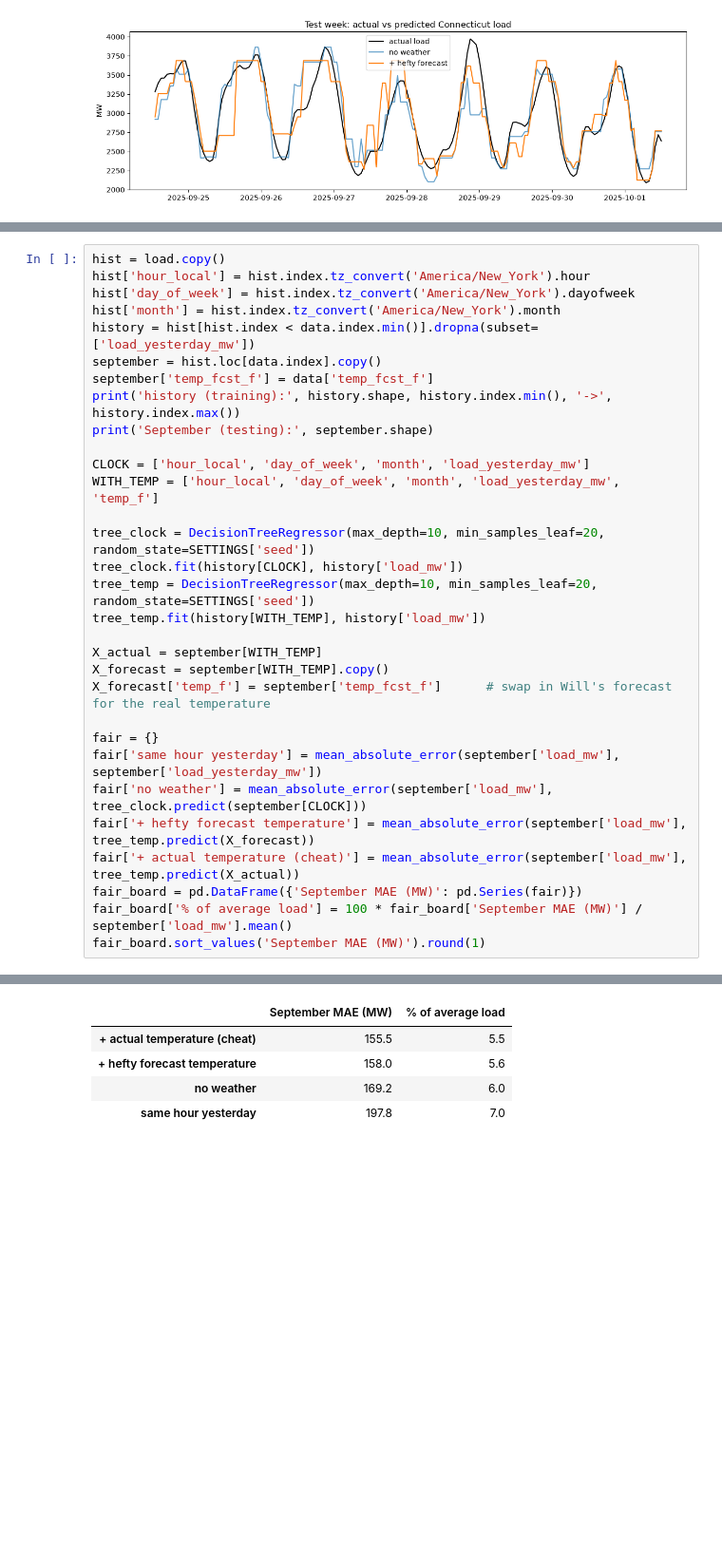
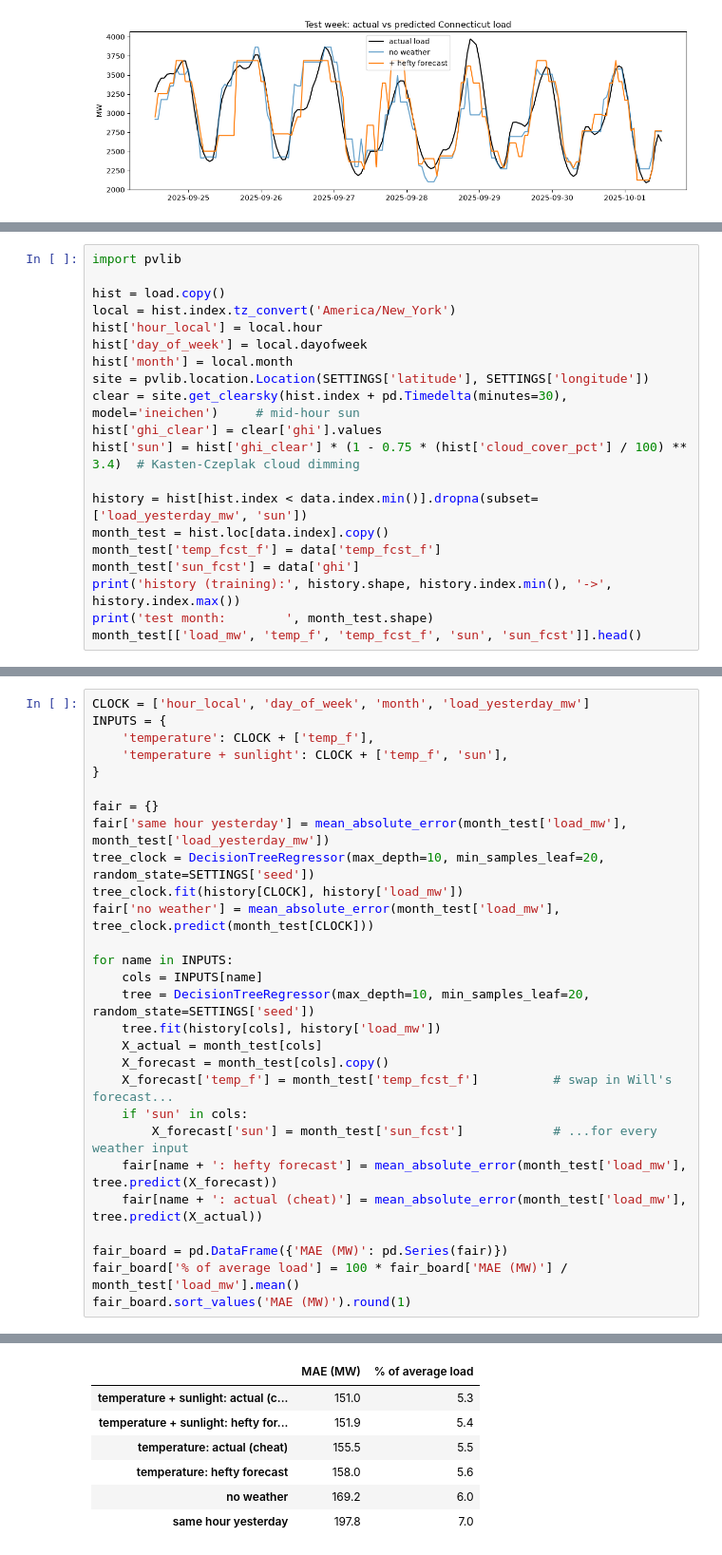
Before and after one commit to drdave-teaching/energy-forecasting, a Jupyter notebook: explorations/hefty_one_month_test.ipynb, the cells around one changed output, grey strips where cells are left out. Shown at 95% size. Cells and saved outputs as stored; diff of their text form; blank space fills up the shorter version.

Commit message:
hefty exploration: month setting, sunlight in the load model, ISO-NE rooftop solar + ISO's own solar forecast; July 2025 run added
Co-Authored-By: Claude Opus 5.5 <noreply@anthropic.com>

```diff
--- a/explorations/hefty_one_month_test.ipynb
+++ b/explorations/hefty_one_month_test.ipynb
@@ -401,0 +407,20 @@ Temperature only, because it is the one weather column the history file and the
+# %%
+import pvlib
+
+hist = load.copy()
+local = hist.index.tz_convert('America/New_York')
+hist['hour_local'] = local.hour
+hist['day_of_week'] = local.dayofweek
+hist['month'] = local.month
+site = pvlib.location.Location(SETTINGS['latitude'], SETTINGS['longitude'])
+clear = site.get_clearsky(hist.index + pd.Timedelta(minutes=30), model='ineichen')     # mid-hour sun
+hist['ghi_clear'] = clear['ghi'].values
+hist['sun'] = hist['ghi_clear'] * (1 - 0.75 * (hist['cloud_cover_pct'] / 100) ** 3.4)  # Kasten-Czeplak cloud dimming
+
+history = hist[hist.index < data.index.min()].dropna(subset=['load_yesterday_mw', 'sun'])
+month_test = hist.loc[data.index].copy()
+month_test['temp_fcst_f'] = data['temp_fcst_f']
+month_test['sun_fcst'] = data['ghi']
+print('history (training):', history.shape, history.index.min(), '->', history.index.max())
+print('test month:        ', month_test.shape)
+month_test[['load_mw', 'temp_f', 'temp_fcst_f', 'sun', 'sun_fcst']].head()
@@ -402,32 +437,29 @@ Temperature only, because it is the one weather column the history file and the
 # %%
-hist = load.copy()
-hist['hour_local'] = hist.index.tz_convert('America/New_York').hour
-hist['day_of_week'] = hist.index.tz_convert('America/New_York').dayofweek
-hist['month'] = hist.index.tz_convert('America/New_York').month
-history = hist[hist.index < data.index.min()].dropna(subset=['load_yesterday_mw'])
-september = hist.loc[data.index].copy()
-september['temp_fcst_f'] = data['temp_fcst_f']
-print('history (training):', history.shape, history.index.min(), '->', history.index.max())
-print('September (testing):', september.shape)
+CLOCK = ['hour_local', 'day_of_week', 'month', 'load_yesterday_mw']
+INPUTS = {
+    'temperature': CLOCK + ['temp_f'],
+    'temperature + sunlight': CLOCK + ['temp_f', 'sun'],
+}
 
-CLOCK = ['hour_local', 'day_of_week', 'month', 'load_yesterday_mw']
-WITH_TEMP = ['hour_local', 'day_of_week', 'month', 'load_yesterday_mw', 'temp_f']
-
+fair = {}
+fair['same hour yesterday'] = mean_absolute_error(month_test['load_mw'], month_test['load_yesterday_mw'])
 tree_clock = DecisionTreeRegressor(max_depth=10, min_samples_leaf=20, random_state=SETTINGS['seed'])
 tree_clock.fit(history[CLOCK], history['load_mw'])
-tree_temp = DecisionTreeRegressor(max_depth=10, min_samples_leaf=20, random_state=SETTINGS['seed'])
-tree_temp.fit(history[WITH_TEMP], history['load_mw'])
+fair['no weather'] = mean_absolute_error(month_test['load_mw'], tree_clock.predict(month_test[CLOCK]))
 
-X_actual = september[WITH_TEMP]
-X_forecast = september[WITH_TEMP].copy()
-X_forecast['temp_f'] = september['temp_fcst_f']      # swap in Will's forecast for the real temperature
+for name in INPUTS:
+    cols = INPUTS[name]
+    tree = DecisionTreeRegressor(max_depth=10, min_samples_leaf=20, random_state=SETTINGS['seed'])
+    tree.fit(history[cols], history['load_mw'])
+    X_actual = month_test[cols]
+    X_forecast = month_test[cols].copy()
+    X_forecast['temp_f'] = month_test['temp_fcst_f']          # swap in Will's forecast...
+    if 'sun' in cols:
+        X_forecast['sun'] = month_test['sun_fcst']            # ...for every weather input
+    fair[name + ': hefty forecast'] = mean_absolute_error(month_test['load_mw'], tree.predict(X_forecast))
+    fair[name + ': actual (cheat)'] = mean_absolute_error(month_test['load_mw'], tree.predict(X_actual))
 
-fair = {}
-fair['same hour yesterday'] = mean_absolute_error(september['load_mw'], september['load_yesterday_mw'])
-fair['no weather'] = mean_absolute_error(september['load_mw'], tree_clock.predict(september[CLOCK]))
-fair['+ hefty forecast temperature'] = mean_absolute_error(september['load_mw'], tree_temp.predict(X_forecast))
-fair['+ actual temperature (cheat)'] = mean_absolute_error(september['load_mw'], tree_temp.predict(X_actual))
-fair_board = pd.DataFrame({'September MAE (MW)': pd.Series(fair)})
-fair_board['% of average load'] = 100 * fair_board['September MAE (MW)'] / september['load_mw'].mean()
-fair_board.sort_values('September MAE (MW)').round(1)
+fair_board = pd.DataFrame({'MAE (MW)': pd.Series(fair)})
+fair_board['% of average load'] = 100 * fair_board['MAE (MW)'] / month_test['load_mw'].mean()
+fair_board.sort_values('MAE (MW)').round(1)
 # %% [output]
@@ -436,6 +466,8 @@ September (testing): (720, 21)
-|  | September MAE (MW) | % of average load |
-| + actual temperature (cheat) | 155.5 | 5.5 |
-| + hefty forecast temperature | 158.0 | 5.6 |
+|  | MAE (MW) | % of average load |
+| temperature + sunlight: actual (c... | 151.0 | 5.3 |
+| temperature + sunlight: hefty for... | 151.9 | 5.4 |
+| temperature: actual (cheat) | 155.5 | 5.5 |
+| temperature: hefty forecast | 158.0 | 5.6 |
 | no weather | 169.2 | 6.0 |
 | same hour yesterday | 197.8 | 7.0 |
 # %%
```
Also changed, not shown: parts of 16 cells of this notebook, 1 other file.
